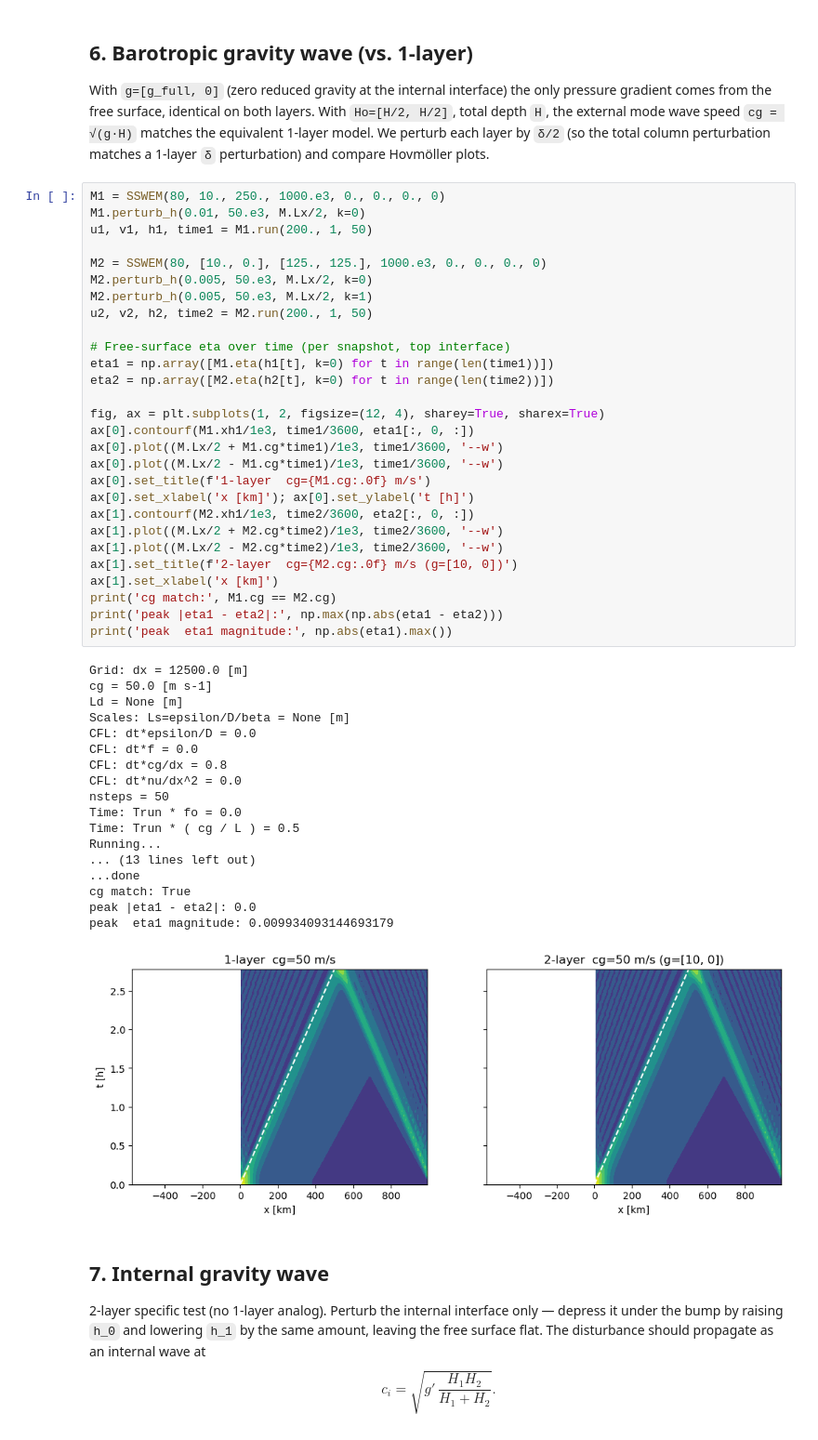
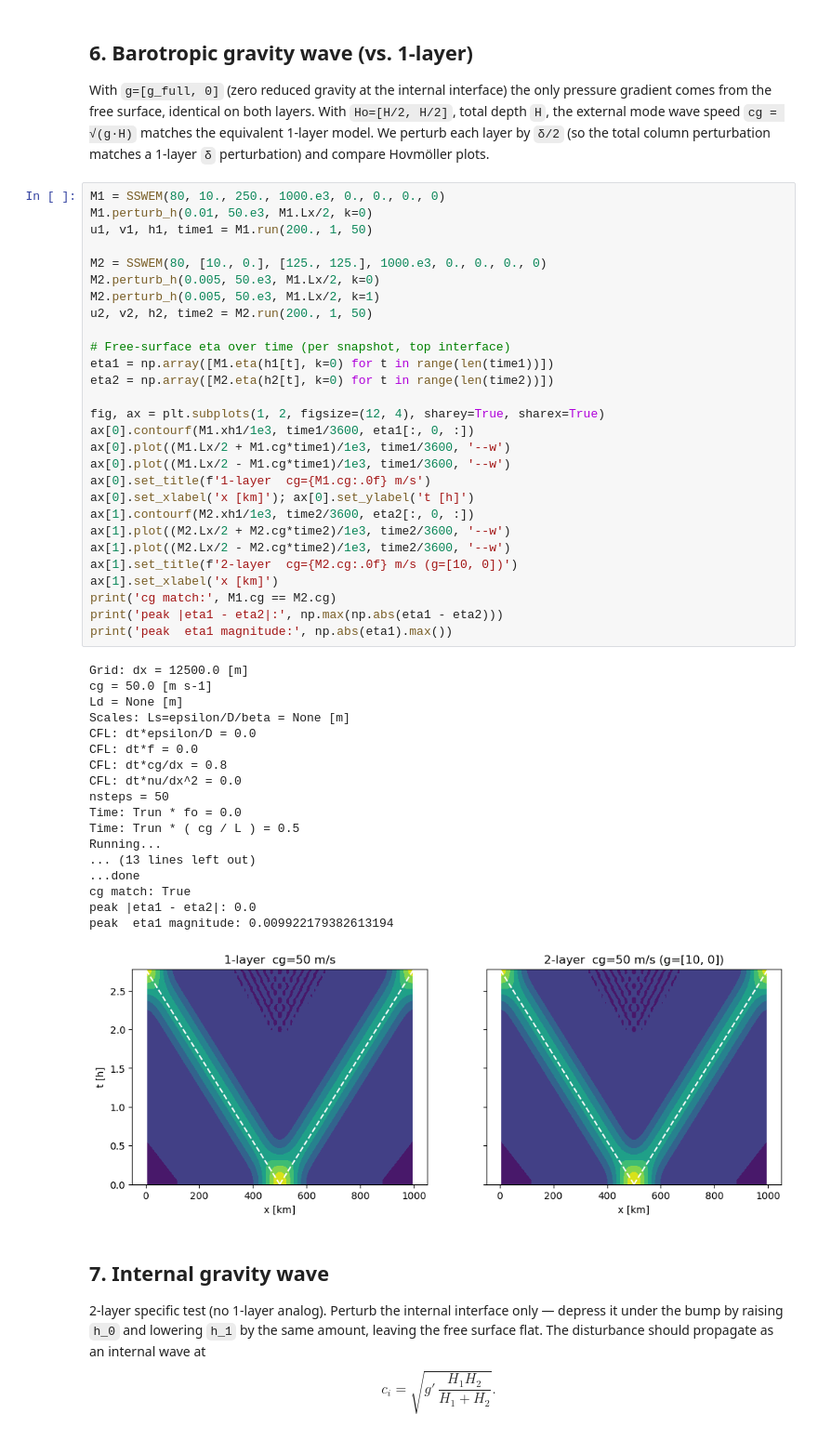
Before and after one commit to ThomasLi0314/OSSWEM_Thomas, a Jupyter notebook: 2-layer-tests.ipynb, the cells around one changed output. Shown at 93% size. Drawn from its saved outputs; the diff is of its cells as text.

Commit message:
Fix barotropic plot

```diff
--- a/2-layer-tests.ipynb
+++ b/2-layer-tests.ipynb
@@ -200,51 +200,51 @@ layers identical: True
 With `g=[g_full, 0]` (zero reduced gravity at the internal interface) the only pressure gradient comes from the free surface, identical on both layers. With `Ho=[H/2, H/2]`, total depth `H`, the external mode wave speed `cg = √(g·H)` matches the equivalent 1-layer model. We perturb each layer by `δ/2` (so the total column perturbation matches a 1-layer `δ` perturbation) and compare Hovmöller plots.
 # %%
 M1 = SSWEM(80, 10., 250., 1000.e3, 0., 0., 0., 0)
-M1.perturb_h(0.01, 50.e3, M.Lx/2, k=0)
+M1.perturb_h(0.01, 50.e3, M1.Lx/2, k=0)
 u1, v1, h1, time1 = M1.run(200., 1, 50)
 
 M2 = SSWEM(80, [10., 0.], [125., 125.], 1000.e3, 0., 0., 0., 0)
-M2.perturb_h(0.005, 50.e3, M.Lx/2, k=0)
-M2.perturb_h(0.005, 50.e3, M.Lx/2, k=1)
+M2.perturb_h(0.005, 50.e3, M1.Lx/2, k=0)
+M2.perturb_h(0.005, 50.e3, M1.Lx/2, k=1)
 u2, v2, h2, time2 = M2.run(200., 1, 50)
 
 # Free-surface eta over time (per snapshot, top interface)
 eta1 = np.array([M1.eta(h1[t], k=0) for t in range(len(time1))])
 eta2 = np.array([M2.eta(h2[t], k=0) for t in range(len(time2))])
 
 fig, ax = plt.subplots(1, 2, figsize=(12, 4), sharey=True, sharex=True)
 ax[0].contourf(M1.xh1/1e3, time1/3600, eta1[:, 0, :])
-ax[0].plot((M.Lx/2 + M1.cg*time1)/1e3, time1/3600, '--w')
-ax[0].plot((M.Lx/2 - M1.cg*time1)/1e3, time1/3600, '--w')
+ax[0].plot((M1.Lx/2 + M1.cg*time1)/1e3, time1/3600, '--w')
+ax[0].plot((M1.Lx/2 - M1.cg*time1)/1e3, time1/3600, '--w')
 ax[0].set_title(f'1-layer  cg={M1.cg:.0f} m/s')
 ax[0].set_xlabel('x [km]'); ax[0].set_ylabel('t [h]')
 ax[1].contourf(M2.xh1/1e3, time2/3600, eta2[:, 0, :])
-ax[1].plot((M.Lx/2 + M2.cg*time2)/1e3, time2/3600, '--w')
-ax[1].plot((M.Lx/2 - M2.cg*time2)/1e3, time2/3600, '--w')
+ax[1].plot((M2.Lx/2 + M2.cg*time2)/1e3, time2/3600, '--w')
+ax[1].plot((M2.Lx/2 - M2.cg*time2)/1e3, time2/3600, '--w')
 ax[1].set_title(f'2-layer  cg={M2.cg:.0f} m/s (g=[10, 0])')
 ax[1].set_xlabel('x [km]')
 print('cg match:', M1.cg == M2.cg)
 print('peak |eta1 - eta2|:', np.max(np.abs(eta1 - eta2)))
 print('peak  eta1 magnitude:', np.abs(eta1).max())
 # %% [output]
 Grid: dx = 12500.0 [m]
 cg = 50.0 [m s-1]
 Ld = None [m]
 Scales: Ls=epsilon/D/beta = None [m]
 CFL: dt*epsilon/D = 0.0
 CFL: dt*f = 0.0
 CFL: dt*cg/dx = 0.8
 CFL: dt*nu/dx^2 = 0.0
 nsteps = 50
 Time: Trun * fo = 0.0
 Time: Trun * ( cg / L ) = 0.5
 Running...
 ... (13 lines left out)
 ...done
 cg match: True
 peak |eta1 - eta2|: 0.0
-peak  eta1 magnitude: 0.009934093144693179
+peak  eta1 magnitude: 0.009922179382613194
-[figure, old version]
+[figure, new version]
 # %% [markdown]
 ## 7. Internal gravity wave
 2-layer specific test (no 1-layer analog). Perturb the internal interface only — depress it under the bump by raising `h_0` and lowering `h_1` by the same amount, leaving the free surface flat. The disturbance should propagate as an internal wave at
```
